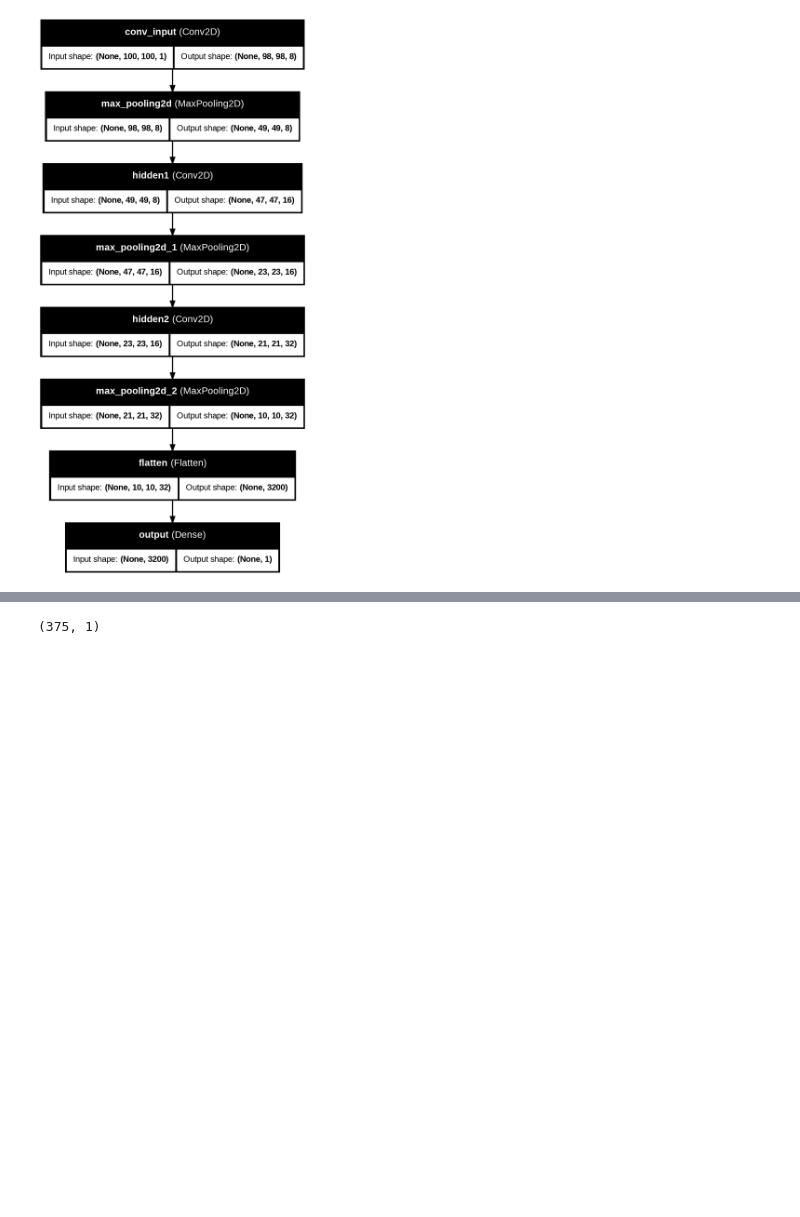
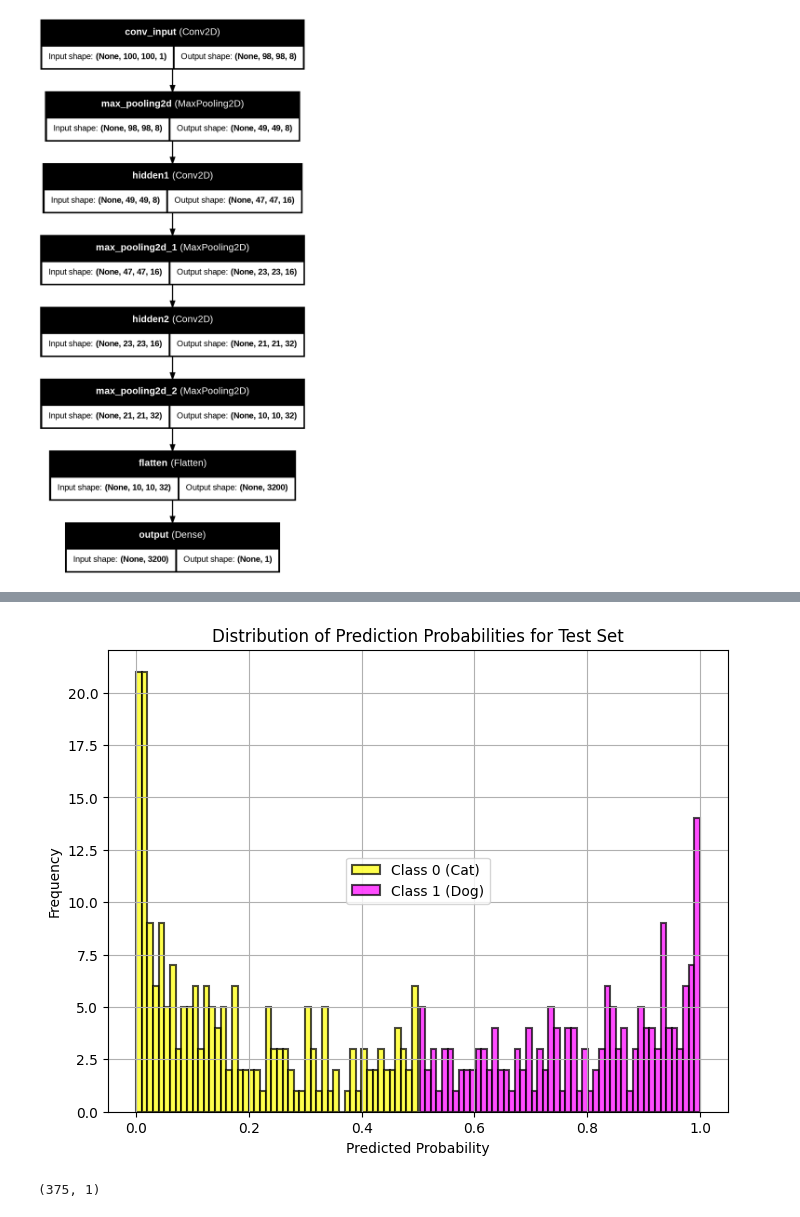
Before and after one commit to mincfranc/Code-Notes, a Jupyter notebook: Project6_MinervaFranco.ipynb, the cells around one changed output, grey strips where cells are left out. Drawn from its saved outputs; the diff is of its cells as text; code cells hidden in the pictures; blank space fills up the shorter version.

```diff
--- a/Project6_MinervaFranco.ipynb
+++ b/Project6_MinervaFranco.ipynb
@@ -322,4 +314,4 @@ model.compile(
 # %%
-model.fit(X_train, y_train, epochs=12)
+model.fit(X_train, y_train, epochs=12, validation_data=(X_test, y_test))
 # %% [output]
 Epoch 1/12
@@ -628,0 +611,35 @@ predictions = model.predict(X_test)
+# %%
+# Get predictions on test set
+predictions = model.predict(X_test)
+
+# Flatten the predictions array to make it 1D
+probabilities = predictions.flatten()
+
+# Set a threshold to separate binary classes
+threshold = 0.5
+
+# Separate probabilities into 2 categories: values closer to 0 (class 0) and values closer to 1 (class 1)
+class_0_probs = probabilities[probabilities < threshold]
+class_1_probs = probabilities[probabilities >= threshold]
+
+# Plot the distribution of probabilities
+plt.figure(figsize=(8, 6))
+
+# Plot class 0 (probabilities closer to 0) in one color
+plt.hist(class_0_probs, bins=50, edgecolor='black', alpha=0.7, color='yellow', label='Class 0 (Cat)', linewidth=1.5)
+
+# Plot class 1 (probabilities closer to 1) in another color
+plt.hist(class_1_probs, bins=50, edgecolor='black', alpha=0.7, color='magenta', label='Class 1 (Dog)', linewidth=1.5)
+
+# Adding title, labels, & legend
+plt.title('Distribution of Prediction Probabilities for Test Set')
+plt.xlabel('Predicted Probability')
+plt.ylabel('Frequency')
+plt.grid(True)
+
+# Adding legend
+plt.legend(loc='center')
+
+# Show the plot
+plt.show()
+# %% [output]
@@ -629,3 +647,4 @@ predictions = model.predict(X_test)
+[figure, added]
 # %%
 predictions.shape
 # %% [output]
```
Also changed, not shown: parts of 19 cells of this notebook.
